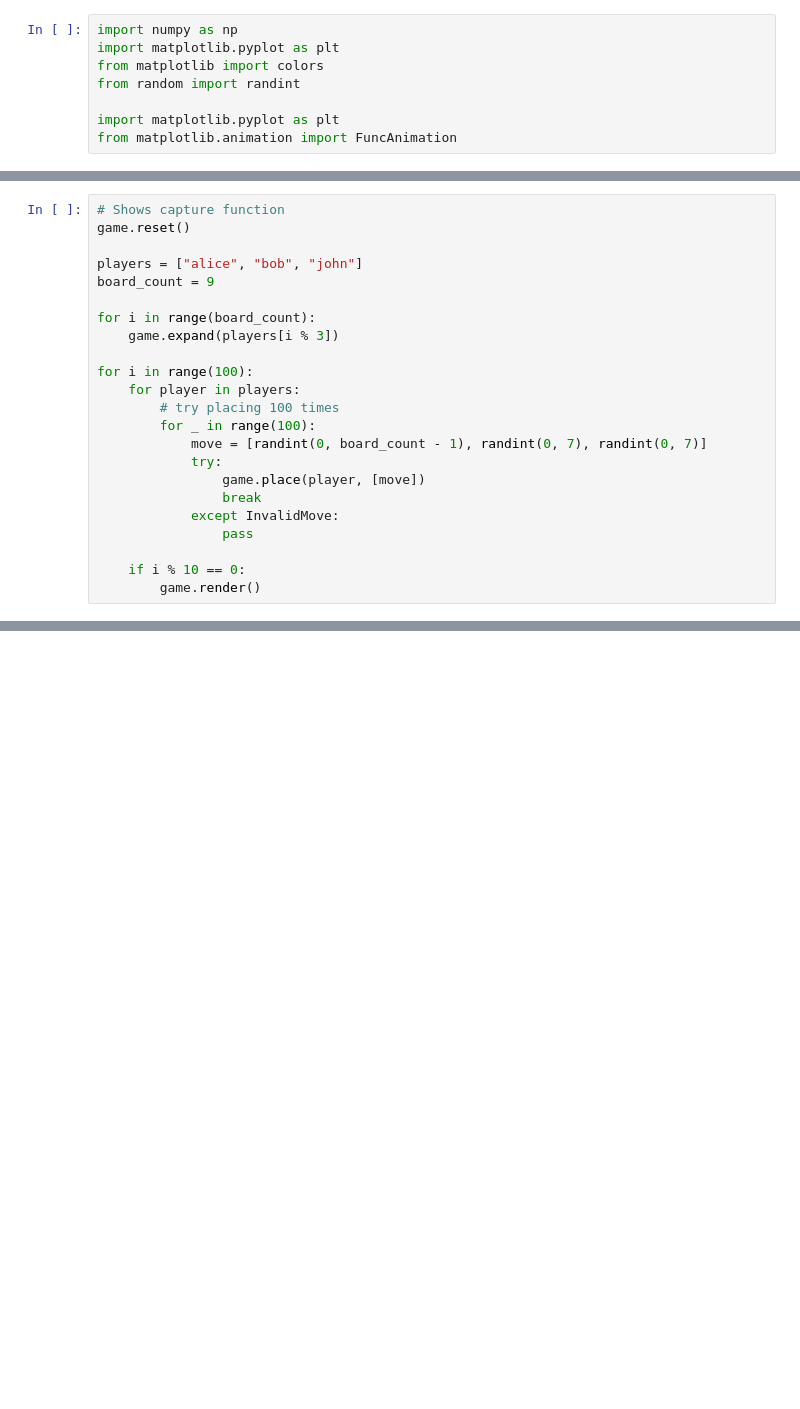
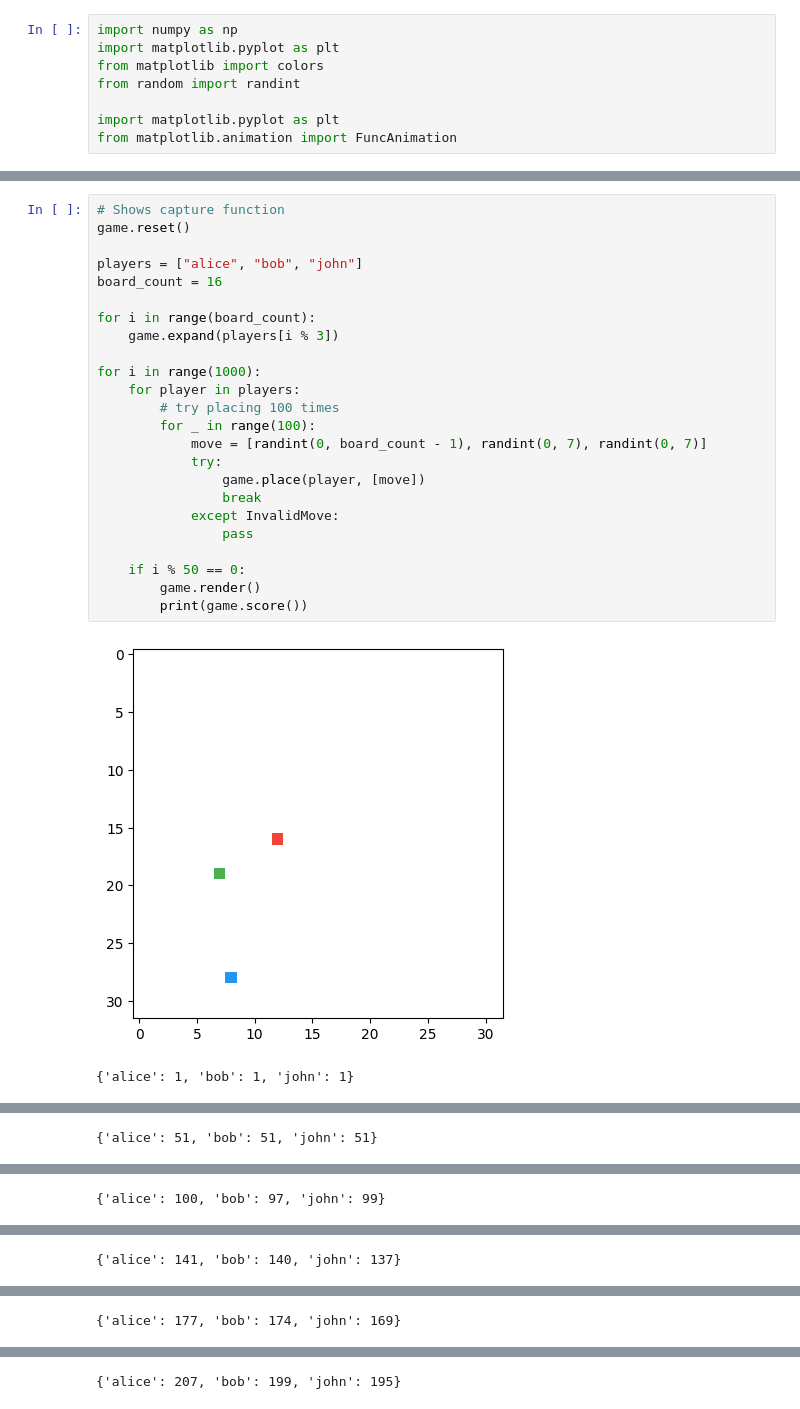
Before and after one commit to woodpav/board-game, a Jupyter notebook: notes/Game.ipynb, the cells around one changed output, grey strips where cells are left out. Cells and saved outputs as stored; diff of their text form; blank space fills up the shorter version.

```diff
--- a/notes/Game.ipynb
+++ b/notes/Game.ipynb
@@ -178,23 +242,27 @@ game.render()
 # %%
 # Shows capture function
 game.reset()
 
 players = ["alice", "bob", "john"]
-board_count = 9
+board_count = 16
 
 for i in range(board_count):
     game.expand(players[i % 3])
 
-for i in range(100):
+for i in range(1000):
     for player in players:
         # try placing 100 times
         for _ in range(100):
             move = [randint(0, board_count - 1), randint(0, 7), randint(0, 7)]
             try:
                 game.place(player, [move])
                 break
             except InvalidMove:
                 pass
 
-    if i % 10 == 0:
+    if i % 50 == 0:
         game.render()
+        print(game.score())
+# %% [output]
+[figure, added]
+{'alice': 1, 'bob': 1, 'john': 1}
@@ -200,0 +270 @@ for i in range(100):
+{'alice': 51, 'bob': 51, 'john': 51}
@@ -200,0 +272 @@ for i in range(100):
+{'alice': 100, 'bob': 97, 'john': 99}
@@ -200,0 +274 @@ for i in range(100):
+{'alice': 141, 'bob': 140, 'john': 137}
@@ -200,0 +276 @@ for i in range(100):
+{'alice': 177, 'bob': 174, 'john': 169}
@@ -200,0 +278 @@ for i in range(100):
+{'alice': 207, 'bob': 199, 'john': 195}
```
Also changed, not shown: parts of 7 cells of this notebook.
